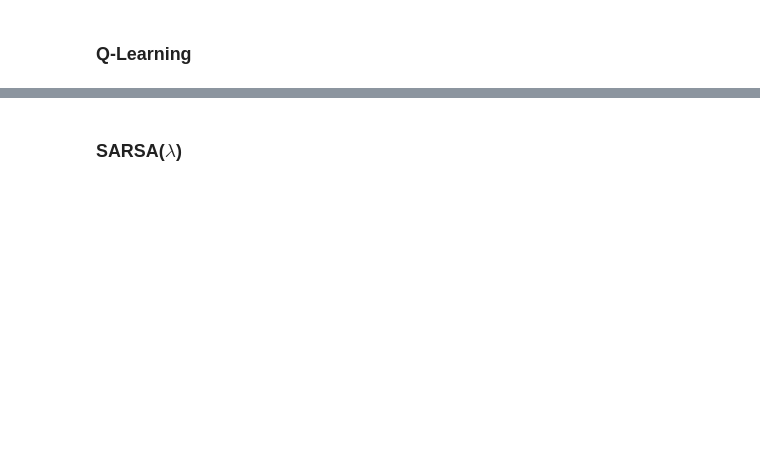
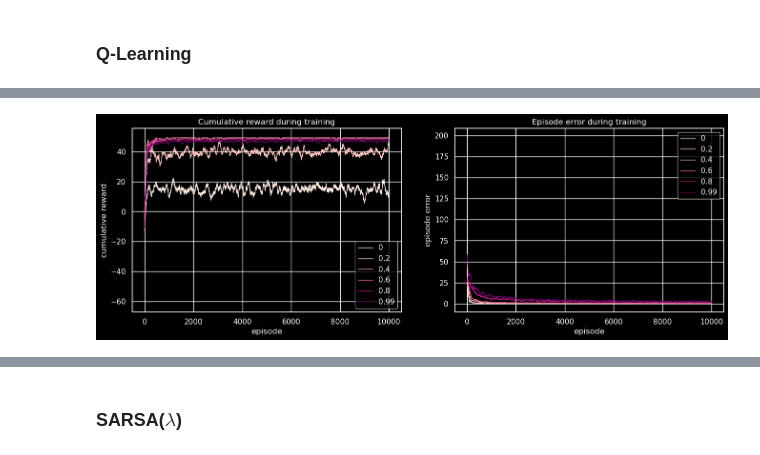
Before and after one commit to DanielGardin/MO436-Reinfocement-Learning, a Jupyter notebook: Relatório.ipynb, the cells around one changed output, grey strips where cells are left out. Cells and saved outputs as stored; diff of their text form; code cells hidden in the pictures; blank space fills up the shorter version.

```diff
--- a/Relatório.ipynb
+++ b/Relatório.ipynb
@@ -219,10 +290,9 @@ plot_episodes(mc_history, "cumulative reward", smooth=100)
 # %% [markdown]
 ### Q-Learning
 # %%
-class QLearning(BaseController):
-    def __init__(self, env, gamma, alpha=None, N0=1):
-        super().__init__(env)
-
+class QLearning():
+    def __init__(self, env, gamma, alpha=1., N0=1):
+        self.env   = env
         self.gamma = gamma
         self.alpha = alpha
         self.N0    = N0
@@ -262,7 +332,7 @@ class QLearning(BaseController):
 
                 cumulative_error += abs(td_error)
 
-                alpha = 1/Ntable[state][action] if self.alpha is None else self.alpha
+                alpha = self.alpha/Ntable[state][action]
 
                 policy.update_Q(state, action, alpha, td_error)
 
@@ -271,6 +341,6 @@ class QLearning(BaseController):
             history["cumulative reward"].append(cumulative_reward)
             history["episode error"].append(cumulative_error)
             history["episode length"].append(n_steps)
-            history["episode win"].append(env.is_win())
+            history["episode win"].append(self.env.is_win())
 
         return policy, history
@@ -307,0 +347,10 @@ plot_episodes(q_history, "cumulative reward", smooth=101)
+# %%
+history, performance = evaluate(
+    deterministic_env,
+    EpsilonGreedyQAgent(),
+    QLearning(deterministic_env.set_render(None), 0.99),
+    "gamma",
+    [0, 0.2, 0.4, 0.6, 0.8, 0.99]
+)
+
+performance
@@ -307,0 +379,5 @@ plot_episodes(q_history, "cumulative reward", smooth=101)
+# %%
+plot_episodes(history, ['cumulative reward', 'episode error'],  alpha=0)
+plt.show()
+# %% [output]
+[figure, added]
```
Also changed, not shown: parts of 77 cells of this notebook, 2 other files.
